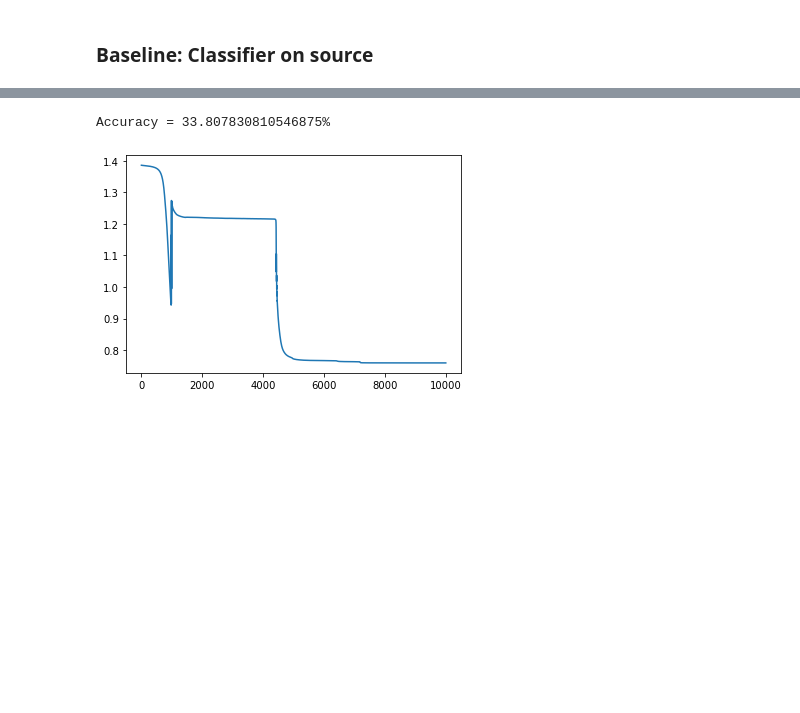
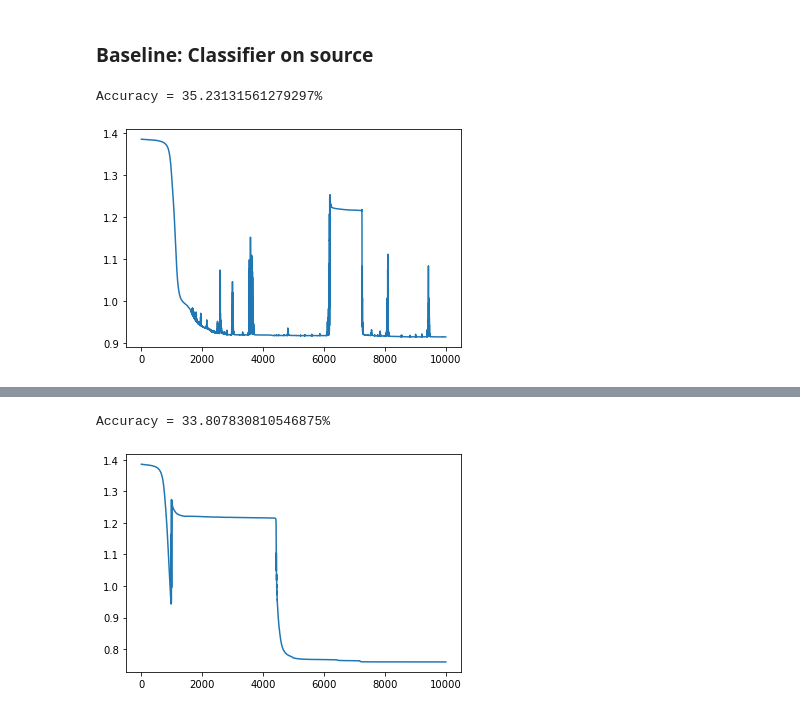
Before and after one commit to clbonet/SPDSW, a Jupyter notebook: Test_BCI.ipynb, the cells around one changed output, grey strips where cells are left out. Cells and saved outputs as stored; diff of their text form; code cells hidden in the pictures; blank space fills up the shorter version.

```diff
--- a/Test_BCI.ipynb
+++ b/Test_BCI.ipynb
@@ -510,6 +519,7 @@ classifier = mlp_spd(d*d, 3, n_classes, 5).to(device)
 optimizer = MixOptimizer(list(classifier.parameters()), lr=lr, momentum=0.9, weight_decay=5e-4)
 
 L_loss = []
+L_acc = []
 
 pbar = trange(epochs)
 
@@ -525,5 +535,24 @@ for e in pbar:
     optimizer.step()
     optimizer.zero_grad()
 
-    pbar.set_postfix_str(f"loss = {loss.item():.3f} ")
+#     pbar.set_postfix_str(f"loss = {loss.item():.3f} ")
 #     print(loss.item(), align_loss.item(), classif_loss.item())
+
+    with torch.no_grad():
+        y_test = classifier(cov_Xt[:,:,freq].type(torch.float32))
+        acc = torch.sum(torch.argmax(y_test, dim=-1) == yt) * 100/len(yt)
+
+        L_acc.append(acc.item())
+
+    pbar.set_postfix_str(f"loss = {loss.item():.3f} " + f"acc = {acc.item():.3f}")
+# %%
+y_test = classifier(cov_Xt[:,:,freq].type(torch.float32))
+acc = torch.sum(torch.argmax(y_test, dim=-1) == yt) * 100/len(yt)
+print("Accuracy = " + str(acc.item()) + "%")
+# %% [output]
+Accuracy = 35.23131561279297%
+# %%
+plt.plot(L_loss)
+plt.show()
+# %% [output]
+[figure, added]
```
Also changed, not shown: parts of 15 cells of this notebook, 1 other file.
